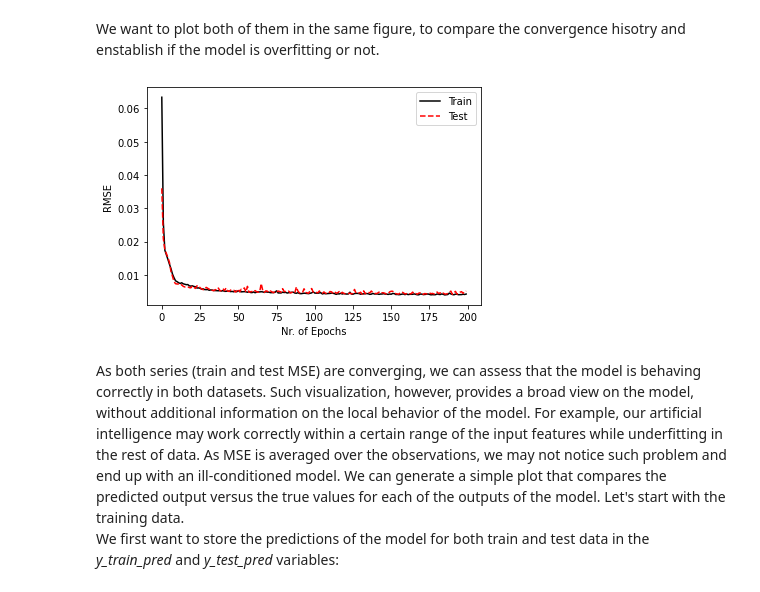
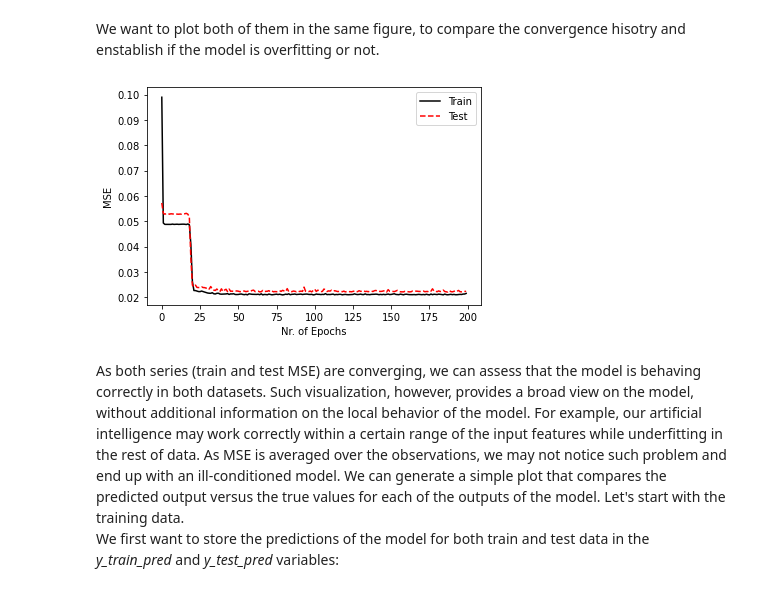
Before and after one commit to LolBurger/tutorialTE21, a Jupyter notebook: tutorial.ipynb, the cells around one changed output. Drawn from its saved outputs; the diff is of its cells as text; code cells hidden in the pictures.

```diff
--- a/tutorial.ipynb
+++ b/tutorial.ipynb
@@ -178,22 +178,34 @@ The implementation of the mathematical formulation underlying neural networks ma
 deep-learning APIs like Keras distribute functions that dramatically speed up the process. We can start by defining our simple model through a user-defined function, here called *basic_model*.
 # %%
 # Computes the shape of the input features
-M,N_feat = X_train.shape
+M, N_feat = X_train.shape
+
+
+import numpy as np
+import tensorflow as tf
+from tensorflow import keras
+from tensorflow.keras import layers
+
+#Suppress tensorflow warnings for clarity's sake
+
+tf.get_logger().setLevel('ERROR')
+
+
 
 # Definition the basic_model function
 def basic_model():
 
-    #Definition the feed-forward neural network structure
-    model = keras.Sequential()
+    inputs = tf.keras.Input(shape=(5,))
 
     #Definition of the first hidden layer
-    model.add(keras.layers.Dense(5, input_dim=N_feat, activation='tanh'))
+    dense = layers.Dense(5, activation="relu")
+    x = dense(inputs)
 
     #Definition of the second hidden layer
-    model.add(keras.layers.Dense(5, activation='tanh'))
+    x = layers.Dense(5, activation="relu")(x)
+    outputs = layers.Dense(2, activation="linear")(x)
 
-    #Definition of the output layer
-    model.add(keras.layers.Dense(2, activation='linear'))
+    model = keras.Model(inputs=inputs, outputs=outputs, name="Basic_model")
 
     #Definition of the optimizer
     opt = keras.optimizers.Adam(learning_rate=0.01)
@@ -224,5 +264,6 @@ The optimizer defines how to change weights or learning rates of the neural netw
 Now everything is set up to start the training of the neural network. To do so, we use the *fit* command. The fit method accepts several arguments that may help or impair the convergence of the model. We want to specify that we want to use X_train and y_train as input/output of the training of the model and that X_test and y_test must be used to evaluate the model.
 # %%
 #Model training
-history = basic_model().fit(X_train, y_train, epochs=200, validation_data = (X_test, y_test))
+history = basic_model().fit(X_train, y_train, epochs=2000, validation_data = (X_test, y_test),
+                            callbacks=[callback], verbose=2)
 # %% [output]
@@ -255,16 +296,18 @@ We want to plot both of them in the same figure, to compare the convergence hiso
 # %%
 #Creates a new figure
 plt.figure()
+
 #Plotter of the training and test MSE
 plt.plot(history.history['loss'], c='k',label='Train')
 plt.plot(history.history['val_loss'], c='r', label = 'Test', ls='--')
+
 #Shows legend and add labels to the plot
 plt.legend()
 plt.xlabel('Nr. of Epochs')
-plt.ylabel('RMSE')
+plt.ylabel('MSE')
 plt.show()
 # %% [output]
-[figure, old version]
+[figure, new version]
 # %% [markdown]
 As both series (train and test MSE) are converging, we can assess that the model is behaving correctly in both datasets. Such visualization, however, provides a broad view on the model, without additional information on the local behavior of the model. For example, our artificial intelligence may work correctly within a certain range of the input features while underfitting in the rest of data. As MSE is averaged over the observations, we may not notice such problem and end up with an ill-conditioned model. We can generate a simple plot that compares the predicted output versus the true values for each of the outputs of the model. Let's start with the training data.<br>
 We first want to store the predictions of the model for both train and test data in the *y_train_pred* and *y_test_pred* variables:
```
Also changed, not shown: parts of 22 cells of this notebook.
